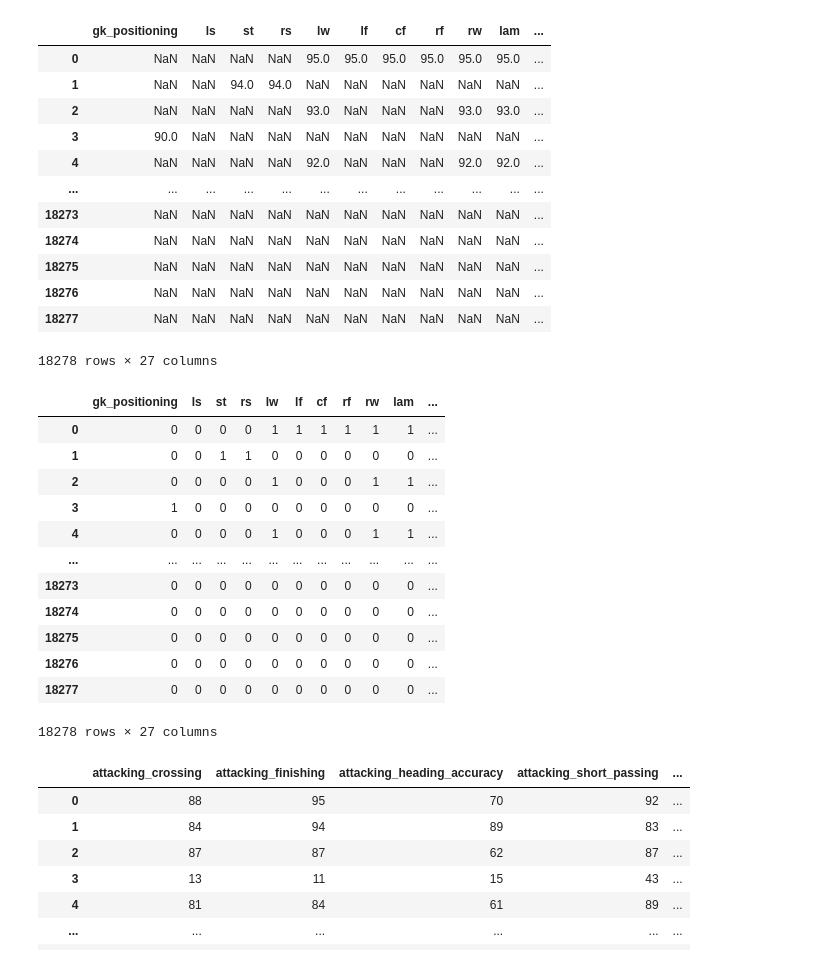
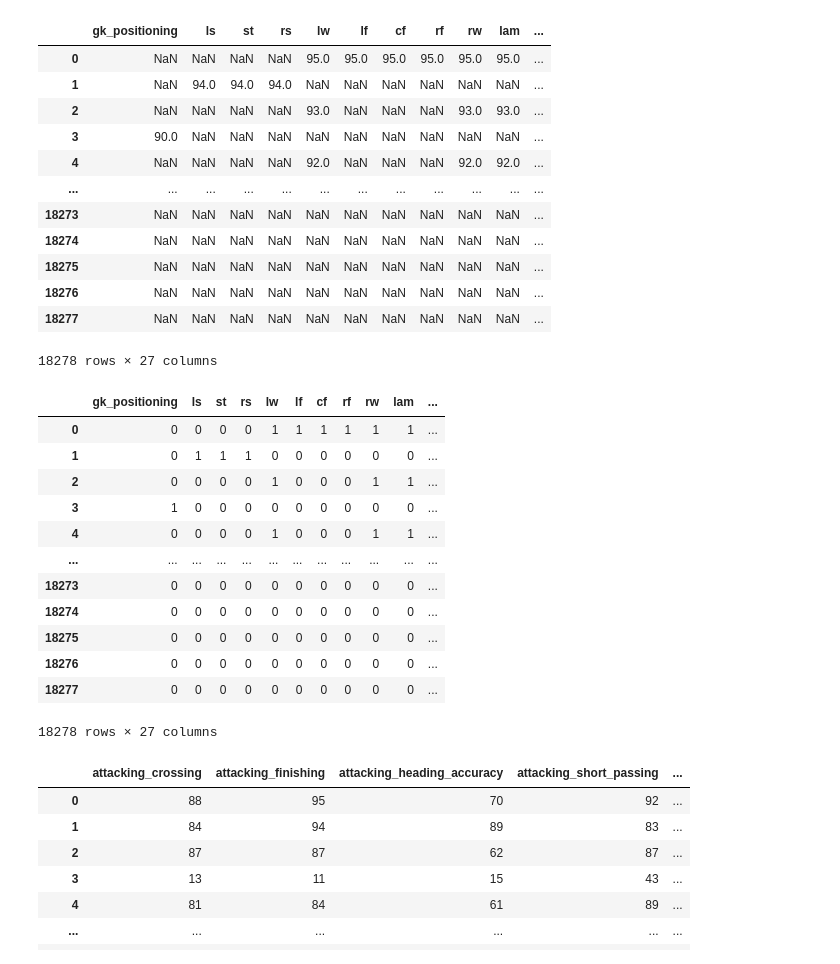
Before and after one commit to ApekshaAgnihotri/FIFA_Player_Position_Prediction, a Jupyter notebook: test.ipynb, the cells around one changed output. Saved outputs shown, nothing was run; the diff lists cells and outputs as text; code cells hidden in the pictures.

```diff
--- a/test.ipynb
+++ b/test.ipynb
@@ -12,35 +12,35 @@ label_train.update(label_train.fillna("0+0"))
 label_train=label_train[label_train.ls.notnull()]
 
 # GOAL KEEPER
 def split_1(v):
     if '+' in v:
         s= v.split('+')
         return (int(s[0])+int(s[1]))
     else:
         s=v.split('-')
         if s[1].isalpha():
             return 0
         else:
             return int(s[0])-int(s[1])
 df["gk_positioning"]=df["gk_positioning"].apply(lambda v: 0 if type(v)==str and len(v)>5 else( split_1(v) if type(v)== str and len(v)==4 else v))
 
 
 ids=label_train.sofifa_id
 label_train.drop(columns=["sofifa_id"],inplace=True)
 
 
-for col in label_train.columns[1:]:
+for col in label_train.columns:
     label_train[col]=label_train[col].apply(lambda v:v.split('+')).apply(lambda s: int(s[0])+int(s[1]))
 label_train=label_train[label_train.apply(lambda x: x == label_train.max(axis = 1))]
 
 label_train.insert(0,"gk_positioning",df["gk_positioning"],allow_duplicates=True)
 label_train.replace(0.0,np.nan,inplace=True)
 
 label_train
 # %% [output]
 |  | gk_positioning | ls | st | rs | lw | lf | cf | rf | rw | lam | ... |
 | 0 | NaN | NaN | NaN | NaN | 95.0 | 95.0 | 95.0 | 95.0 | 95.0 | 95.0 | ... |
-| 1 | NaN | NaN | 94.0 | 94.0 | NaN | NaN | NaN | NaN | NaN | NaN | ... |
+| 1 | NaN | 94.0 | 94.0 | 94.0 | NaN | NaN | NaN | NaN | NaN | NaN | ... |
 | 2 | NaN | NaN | NaN | NaN | 93.0 | NaN | NaN | NaN | 93.0 | 93.0 | ... |
 | 3 | 90.0 | NaN | NaN | NaN | NaN | NaN | NaN | NaN | NaN | NaN | ... |
 | 4 | NaN | NaN | NaN | NaN | 92.0 | NaN | NaN | NaN | 92.0 | 92.0 | ... |
@@ -57,7 +57,7 @@ label_test
 # %% [output]
 |  | gk_positioning | ls | st | rs | lw | lf | cf | rf | rw | lam | ... |
 | 0 | 0 | 0 | 0 | 0 | 1 | 1 | 1 | 1 | 1 | 1 | ... |
-| 1 | 0 | 0 | 1 | 1 | 0 | 0 | 0 | 0 | 0 | 0 | ... |
+| 1 | 0 | 1 | 1 | 1 | 0 | 0 | 0 | 0 | 0 | 0 | ... |
 | 2 | 0 | 0 | 0 | 0 | 1 | 0 | 0 | 0 | 1 | 1 | ... |
 | 3 | 1 | 0 | 0 | 0 | 0 | 0 | 0 | 0 | 0 | 0 | ... |
 | 4 | 0 | 0 | 0 | 0 | 1 | 0 | 0 | 0 | 1 | 1 | ... |
```
